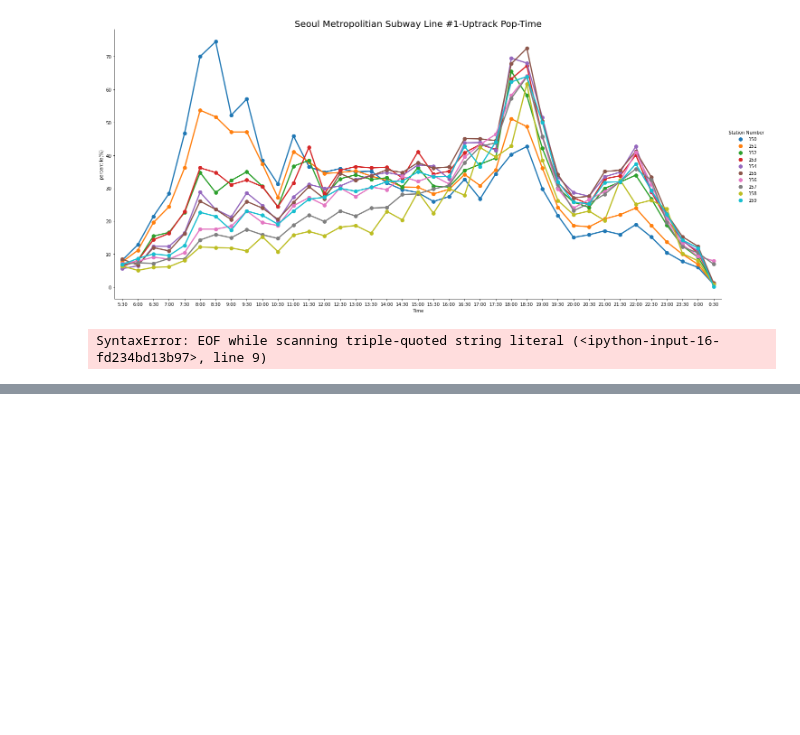
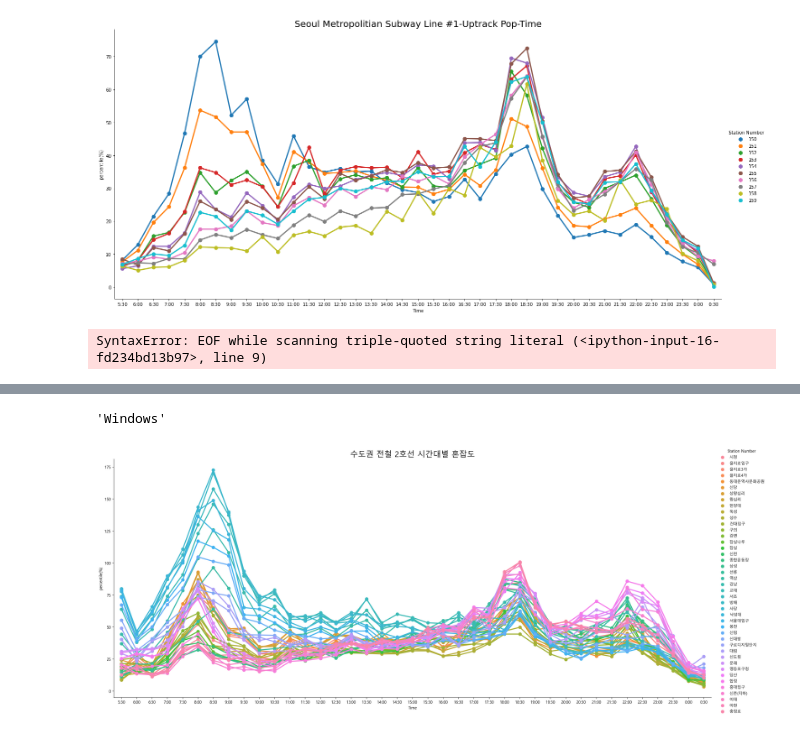
Before and after one commit to simhc0714/AI_basic_course, a Jupyter notebook: Part 02 python library/201007_분석실습(지하철혼잡도).ipynb, the cells around one changed output, grey strips where cells are left out. Cells and saved outputs as stored; diff of their text form; code cells hidden in the pictures; blank space fills up the shorter version.

Commit message:
data visualization exercise
seoul metro

```diff
--- a/Part 02 python library/201007_분석실습(지하철혼잡도).ipynb
+++ b/Part 02 python library/201007_분석실습(지하철혼잡도).ipynb
@@ -171,0 +218,3 @@ SyntaxError: EOF while scanning triple-quoted string literal (<ipython-input-16-
+# %%
+df_uptrack.drop(['조사일자','호선','역번호','구분','구분.1'], axis=1, inplace=True)
+df_uptrack
@@ -171,0 +245,7 @@ SyntaxError: EOF while scanning triple-quoted string literal (<ipython-input-16-
+# %%
+cols = list(df_uptrack)
+
+for col in cols:
+    df_uptrack_pre = df_uptrack.replace('\%','',regex=True)
+
+df_uptrack_pre.head()
@@ -171,0 +261,46 @@ SyntaxError: EOF while scanning triple-quoted string literal (<ipython-input-16-
+# %%
+time = list(df_uptrack_pre)
+
+df_uptrack_trans = df_uptrack_pre.transpose(copy=True)
+df_uptrack2 = df_uptrack_trans.astype('float')
+df_uptrack_assign = df_uptrack2.assign(Time=time)
+
+df_uptrack_assign.reset_index(drop=True, inplace=True)
+# df_uptrack_assign.head()
+
+df_uptrack_plot = df_uptrack_assign.astype({'Time':'string'})
+# print(df_uptrack_plot.dtypes)
+
+# list(df_uptrack_plot)
+# df_uptrack_plot.head()
+# %%
+import seaborn as sns
+import matplotlib.pyplot as plt
+%matplotlib inline
+
+# 사용자 운영체제 확인
+import platform
+platform.system()
+# %% [output]
+'Windows'
+# %%
+# 폰트 적용
+# plt.rcParams['font.family'] = 'Segoe UI'
+# Windows 환경 폰트 설정
+platform.system() == 'Windows'
+plt.rc('font', family='Malgun Gothic')
+
+plt.rc('axes', unicode_minus=False) # 마이너스 폰트 설정
+
+
+# 글씨 선명하게 출력하는 설정
+%config InlineBackend.figure_format = 'retina'
+
+df_plot = df_uptrack_plot.melt('Time', var_name='Station Number', value_name='percentile(%)')
+sns_plot = sns.catplot(x="Time", y="percentile(%)", hue='Station Number', data=df_plot, kind='point', height=9.0, aspect=22.0/9.0)
+plt.title('수도권 전철 2호선 시간대별 혼잡도', fontsize=20)
+# sns_plot.set_axis_labels("","Unit: %")
+# g.set_titles("Seoul Metropolitian Subway Line #1-Uptrack Popular Time")
+sns_plot.savefig("line2up.png")
+# %% [output]
+[figure, added]
```
Also changed, not shown: parts of 8 cells of this notebook, 16 other files.
